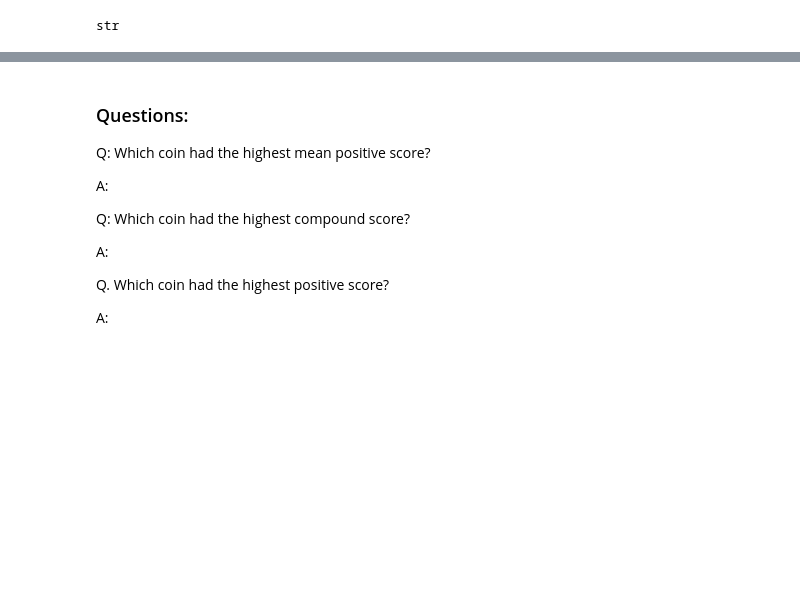
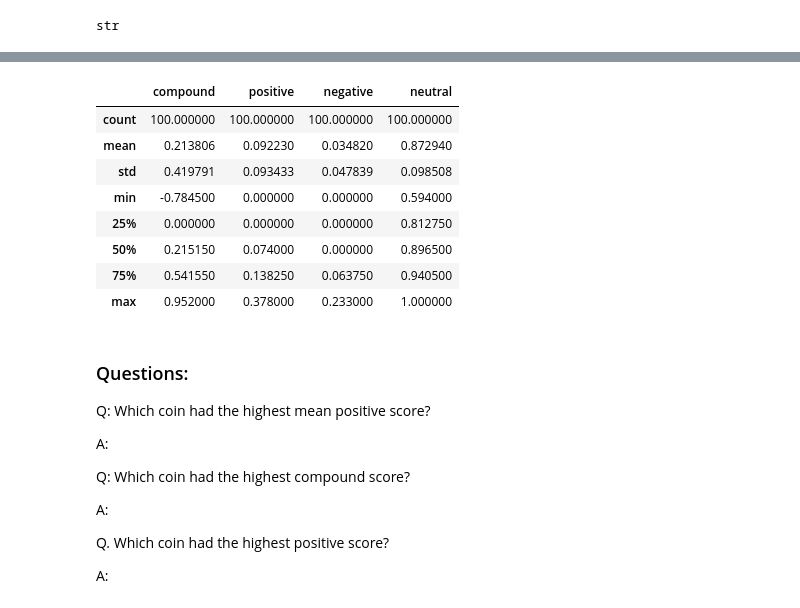
Before and after one commit to kxh3/NLP, a Jupyter notebook: main/crypto_sentiment.ipynb, the cells around one changed output, grey strips where cells are left out. Saved outputs shown, nothing was run; the diff lists cells and outputs as text; code cells hidden in the pictures; blank space fills up the shorter version.

```diff
--- a/main/crypto_sentiment.ipynb
+++ b/main/crypto_sentiment.ipynb
@@ -60,0 +120,29 @@ bitcoin_news = newsapi.get_everything(q='Ethereum',
+# %%
+# Create the Ethereum sentiment scores DataFrame
+# Create the Bitcoin sentiment scores DataFrame
+ethereum_sentiments = []
+
+for article in ethereum_news['articles']:
+    try:
+        text = article['content']
+        date = article['publishedAt'][:10]
+        sentiment = analyzer.polarity_scores(text)
+        compound = sentiment['compound']
+        pos = sentiment['pos']
+        neg = sentiment['neg']
+        neu = sentiment['neu']
+
+        ethereum_sentiments.append({
+            'text' : text,
+            'date' : date,
+            'compound' : compound,
+            'positive' : pos,
+            'negative' : neg,
+            'neutral' : neu
+        })
+
+    except AttributeError:
+        pass
+
+ethereum_df = pd.DataFrame(ethereum_sentiments)
+ethereum_df.head()
@@ -64,6 +169,16 @@ bitcoin_news = newsapi.get_everything(q='Ethereum',
 # %%
 # Describe the Ethereum Sentiment
-# YOUR CODE HERE!
+ethereum_df.describe()
+# %% [output]
+|  | compound | positive | negative | neutral |
+| count | 100.000000 | 100.000000 | 100.000000 | 100.000000 |
+| mean | 0.213806 | 0.092230 | 0.034820 | 0.872940 |
+| std | 0.419791 | 0.093433 | 0.047839 | 0.098508 |
+| min | -0.784500 | 0.000000 | 0.000000 | 0.594000 |
+| 25% | 0.000000 | 0.000000 | 0.000000 | 0.812750 |
+| 50% | 0.215150 | 0.074000 | 0.000000 | 0.896500 |
+| 75% | 0.541550 | 0.138250 | 0.063750 | 0.940500 |
+| max | 0.952000 | 0.378000 | 0.233000 | 1.000000 |
 # %% [markdown]
 ### Questions:
 
```
Also changed, not shown: parts of 17 cells of this notebook.
